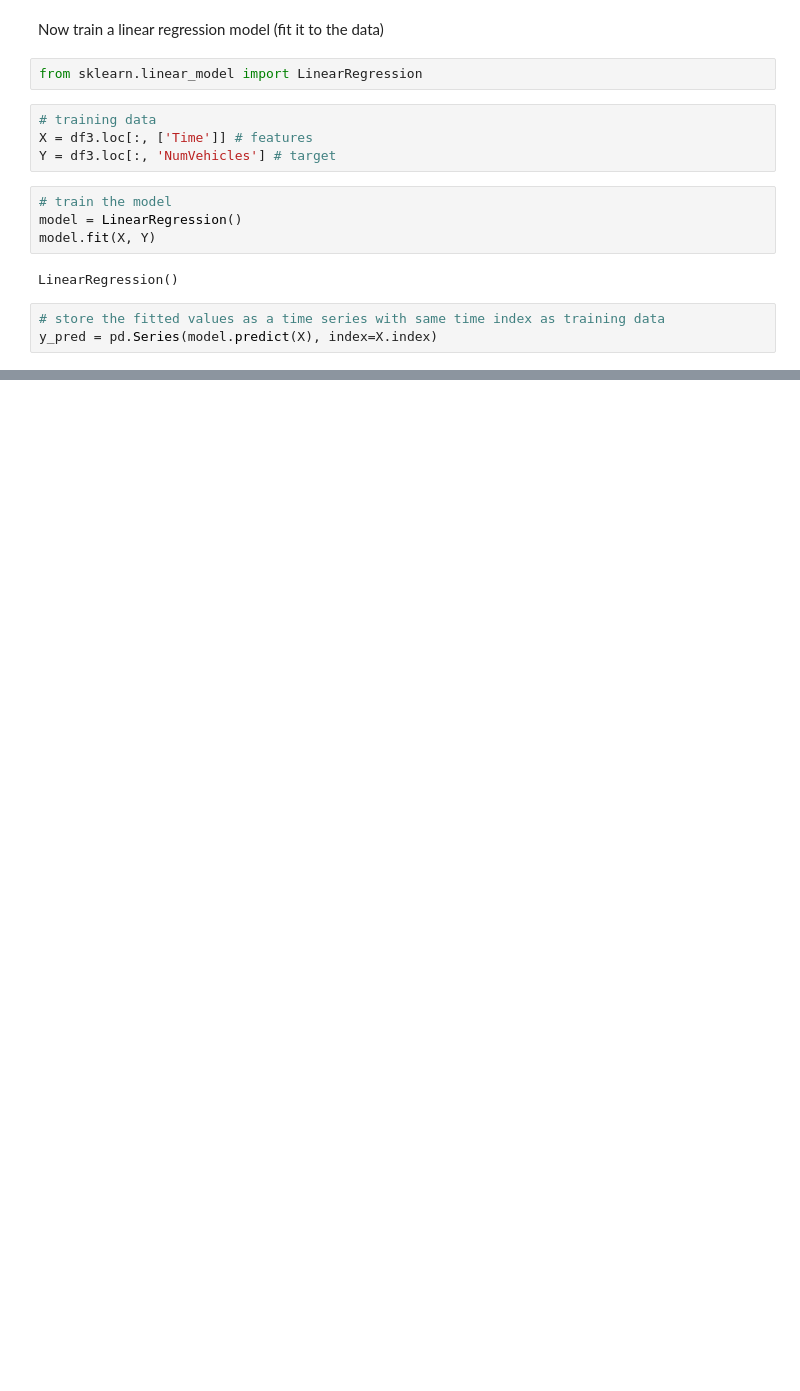
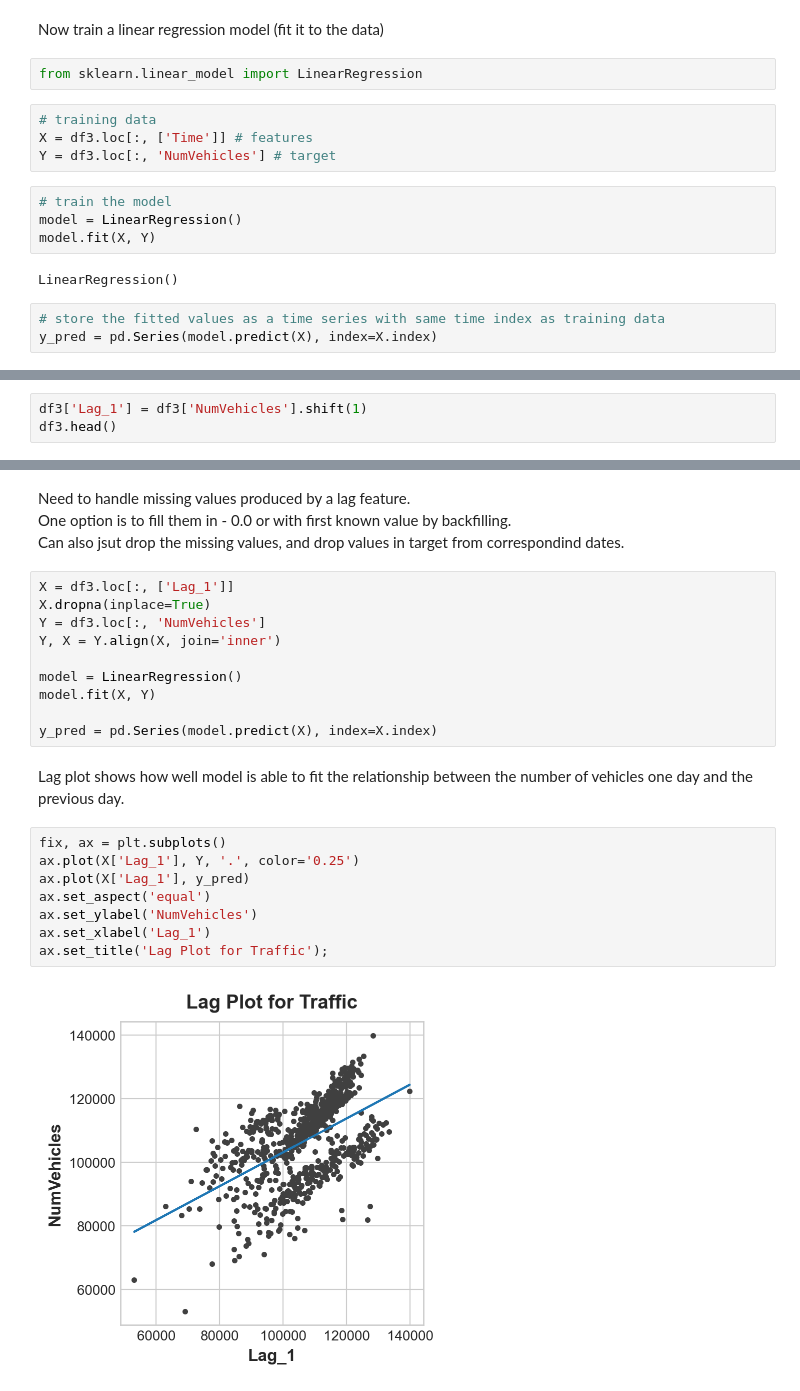
Before and after one commit to mikerly131/store_sales_ml, a Jupyter notebook: time_series_demo_pt1.ipynb, the cells around one changed output, grey strips where cells are left out. Drawn from its saved outputs; the diff is of its cells as text; blank space fills up the shorter version.

```diff
--- a/time_series_demo_pt1.ipynb
+++ b/time_series_demo_pt1.ipynb
@@ -193,0 +204,3 @@ y_pred = pd.Series(model.predict(X), index=X.index)
+# %%
+df3['Lag_1'] = df3['NumVehicles'].shift(1)
+df3.head()
@@ -193,0 +215,26 @@ y_pred = pd.Series(model.predict(X), index=X.index)
+# %% [markdown]
+Need to handle missing values produced by a lag feature.
+One option is to fill them in - 0.0 or with first known value by backfilling.
+Can also jsut drop the missing values, and drop values in target from correspondind dates.
+# %%
+X = df3.loc[:, ['Lag_1']]
+X.dropna(inplace=True)
+Y = df3.loc[:, 'NumVehicles']
+Y, X = Y.align(X, join='inner')
+
+model = LinearRegression()
+model.fit(X, Y)
+
+y_pred = pd.Series(model.predict(X), index=X.index)
+# %% [markdown]
+Lag plot shows how well model is able to fit the relationship between the number of vehicles one day and the previous day.
+# %%
+fix, ax = plt.subplots()
+ax.plot(X['Lag_1'], Y, '.', color='0.25')
+ax.plot(X['Lag_1'], y_pred)
+ax.set_aspect('equal')
+ax.set_ylabel('NumVehicles')
+ax.set_xlabel('Lag_1')
+ax.set_title('Lag Plot for Traffic');
+# %% [output]
+[figure, added]
```
Also changed, not shown: parts of 6 cells of this notebook.
